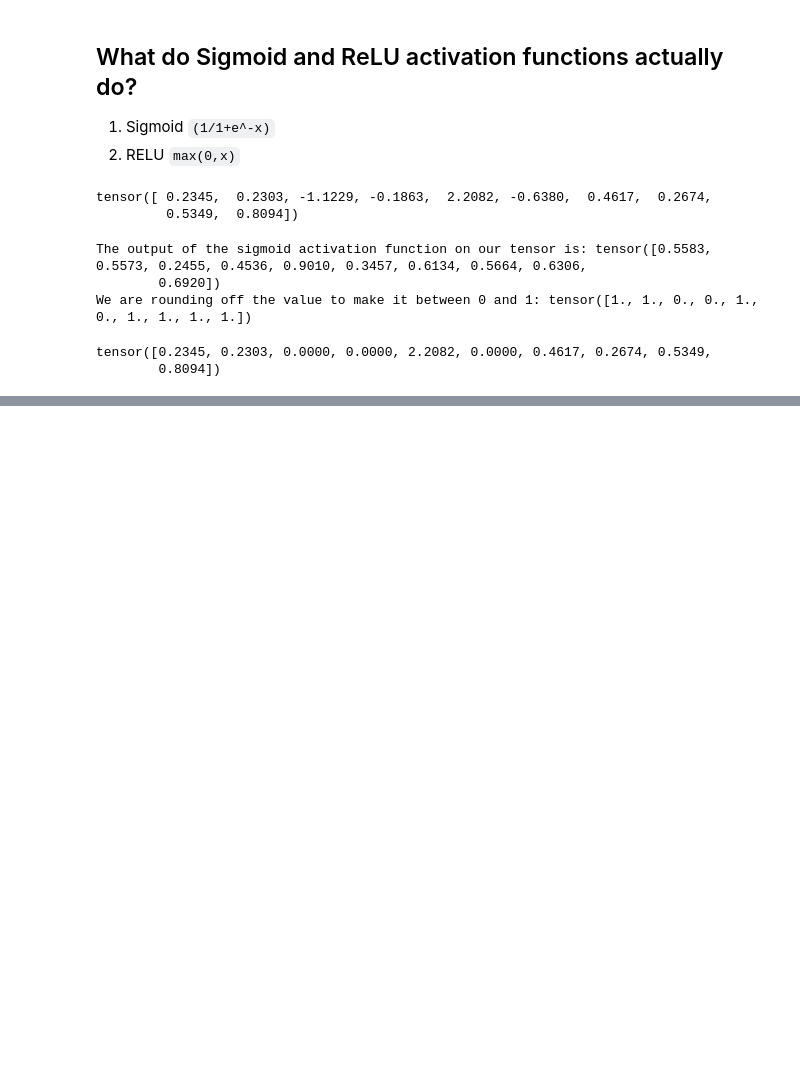
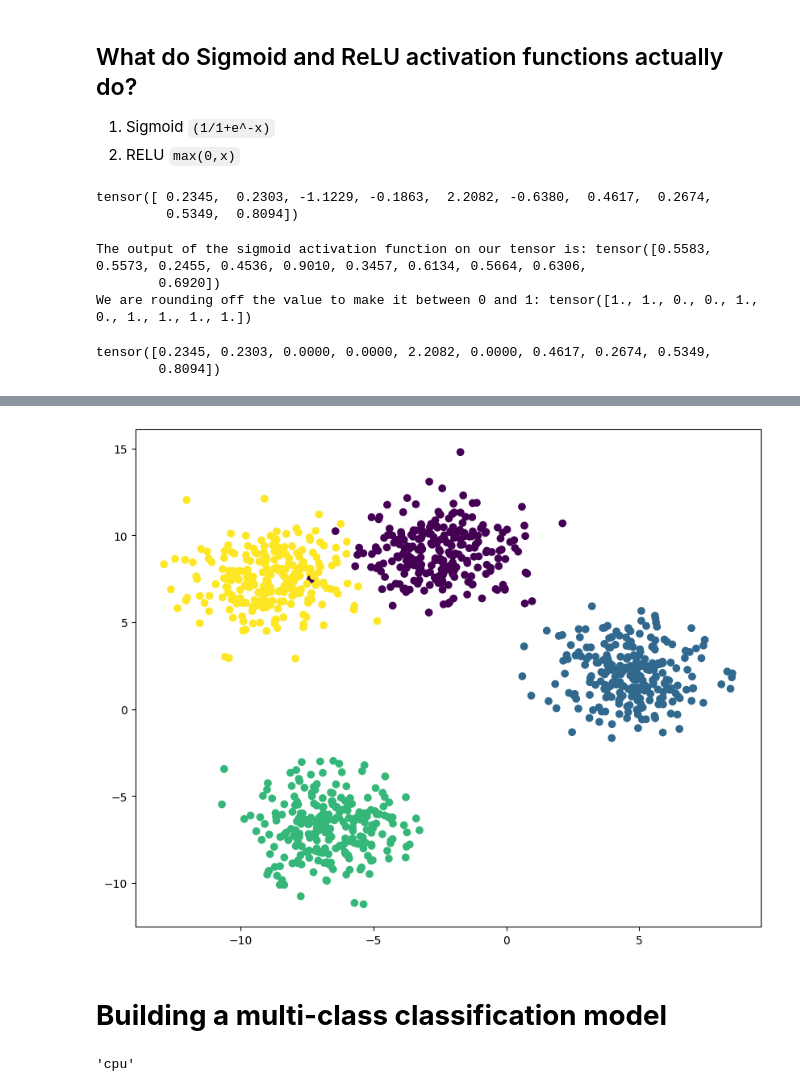
Before and after one commit to ahrarbinaslam/pytorch-tutorial, a Jupyter notebook: Neural_Network_Classification_with_PyTorch.ipynb, the cells around one changed output, grey strips where cells are left out. Saved outputs shown, nothing was run; the diff lists cells and outputs as text; code cells hidden in the pictures; blank space fills up the shorter version.

```diff
--- a/Neural_Network_Classification_with_PyTorch.ipynb
+++ b/Neural_Network_Classification_with_PyTorch.ipynb
@@ -492,0 +520,24 @@ tensor([0.2345, 0.2303, 0.0000, 0.0000, 2.2082, 0.0000, 0.4617, 0.2674, 0.5349,
+# %%
+# 1. Create multiclass data
+X_blob, y_blob = make_blobs(n_samples=1000, n_features=num_of_features,centers=num_of_classes, cluster_std=1.5, random_state=random_seed)
+
+# 2. Convert data into tensors
+X_blob=torch.from_numpy(X_blob).type(torch.float)
+y_blob=torch.from_numpy(y_blob).type(torch.LongTensor)
+
+# 3. Split the data into train and test
+X_blob_train, X_blob_test, y_blob_train, y_blob_test=train_test_split(X_blob, y_blob, test_size=0.2, random_state=random_seed)
+
+# 4. Plot the data
+plt.figure(figsize=(10,8))
+plt.scatter(X_blob[:,0],X_blob[:,1], c=y_blob, cmap="viridis")
+plt.show()
+# %% [output]
+[figure, added]
+# %% [markdown]
+# **Building a multi-class classification model**
+# %%
+device="cuda" if torch.cuda.is_available() else "cpu"
+device
+# %% [output]
+'cpu'
```
Also changed, not shown: parts of 23 cells of this notebook.
